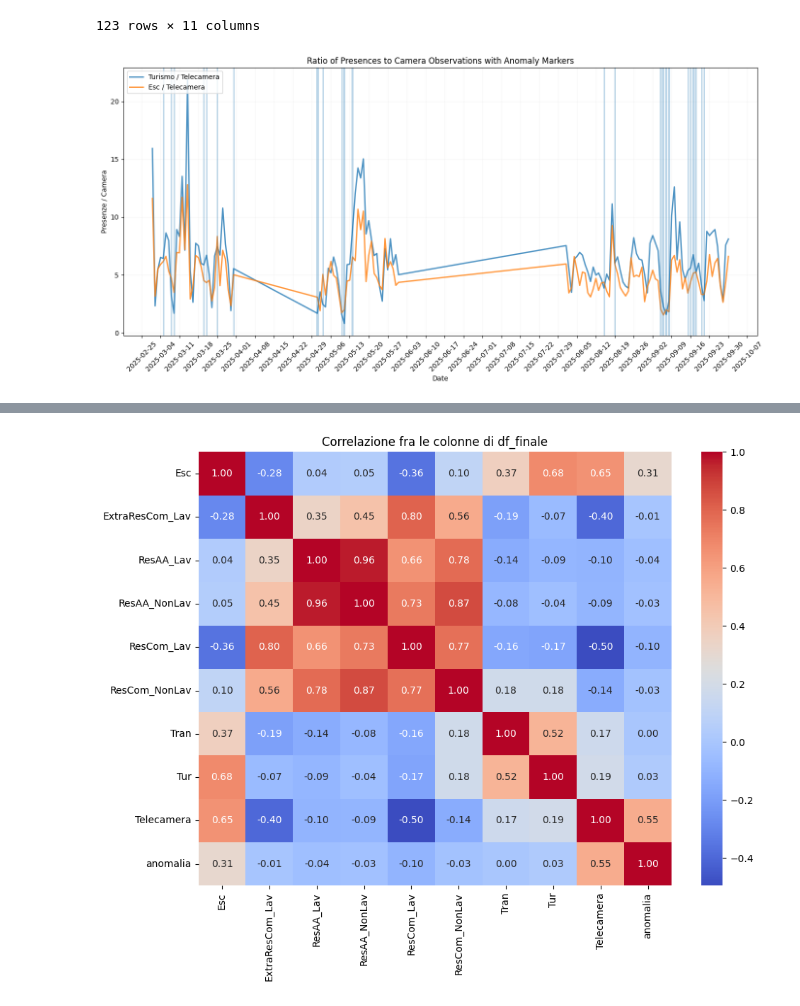
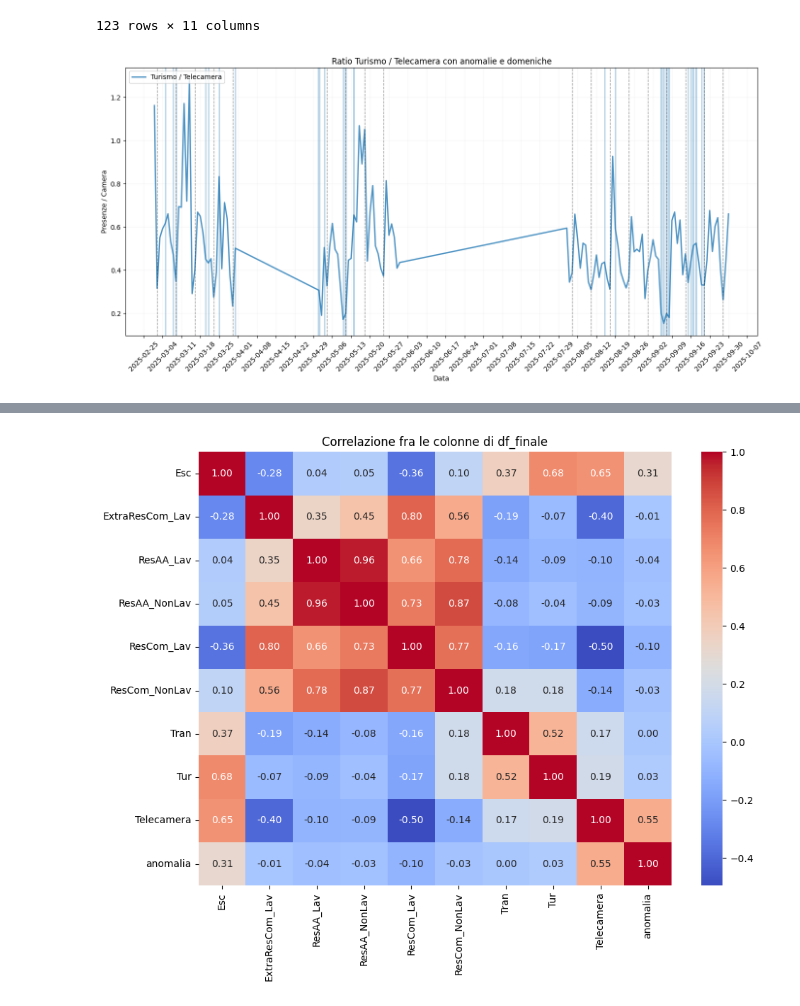
Before and after one commit to nbicocchi/S4C-Project, a Jupyter notebook: experiments/dataset2025/data_analysis/presence_analysis_2.ipynb, the cells around one changed output, grey strips where cells are left out. Drawn from its saved outputs; the diff is of its cells as text; code cells hidden in the pictures.

```diff
--- a/experiments/dataset2025/data_analysis/presence_analysis_2.ipynb
+++ b/experiments/dataset2025/data_analysis/presence_analysis_2.ipynb
@@ -40,6 +40,10 @@ df_presenze = (
     .reset_index()   # <-- porta la data come prima colonna
 )
 
+df_presenze["data_analisi"] = (
+    pd.to_datetime(df_presenze["data_analisi"]) + pd.Timedelta(days=0)
+)
+
 df_presenze
 # %% [output]
 | classe | data_analisi | Esc | ExtraResCom_Lav | ResAA_Lav | ResAA_NonLav | ResCom_Lav | ResCom_NonLav | Tran | ... |
@@ -198,50 +202,63 @@ import matplotlib.dates as mdates
 
 fig, ax = plt.subplots(figsize=(14,7))
 
+# ===============================
 # Linea Turismo / Telecamera
+# ===============================
 ax.plot(
     df_finale["data_analisi"],
-    df_finale["Tur"] / df_finale["Telecamera"],
+    df_finale["Esc"] / df_finale["Telecamera"],
     linewidth=2,
     alpha=0.8,
     label="Turismo / Telecamera"
 )
 
-# Linea Esc / Telecamera
-ax.plot(
-    df_finale["data_analisi"],
-    df_finale["Esc"] / df_finale["Telecamera"] * 10,
-    linewidth=2,
-    alpha=0.8,
-    label="Esc / Telecamera"
-)
-
-# Linee verticali trasparenti per anomalie
+# ===============================
+# Linee verticali per anomalie
+# ===============================
 for level in [1, 2, 3]:
-    dates = df_finale[df_finale["anomalia"] == level]["data_analisi"]
+    dates = df_finale.loc[df_finale["anomalia"] == level, "data_analisi"]
     for d in dates:
         ax.axvline(
             x=d,
             linewidth=1 + level,
             alpha=0.3
         )
 
-# Formattazione asse x
-ax.set_title("Ratio of Presences to Camera Observations with Anomaly Markers")
-ax.set_xlabel("Date")
+# ===============================
+# Linee verticali per le DOMENICHE
+# ===============================
+domeniche = df_finale[
+    df_finale["data_analisi"].dt.weekday == 6
+]["data_analisi"]
+
+for d in domeniche:
+    ax.axvline(
+        x=d,
+        color="black",
+        linestyle="--",
+        linewidth=1,
+        alpha=0.4
+    )
+
+# ===============================
+# Formattazione
+# ===============================
+ax.set_title("Ratio Turismo / Telecamera con anomalie e domeniche")
+ax.set_xlabel("Data")
 ax.set_ylabel("Presenze / Camera")
 ax.grid(True, alpha=0.1)
 ax.legend(loc="upper left")
 
 # Tick settimanali
 ax.xaxis.set_major_locator(mdates.WeekdayLocator(interval=1))
 ax.xaxis.set_major_formatter(mdates.DateFormatter("%Y-%m-%d"))
 plt.xticks(rotation=45)
 
 plt.tight_layout()
 plt.show()
 # %% [output]
-[figure, old version]
+[figure, new version]
 # %%
 import matplotlib.pyplot as plt
 import matplotlib.dates as mdates
```
Also changed, not shown: parts of 2 cells of this notebook, 14 other files.
